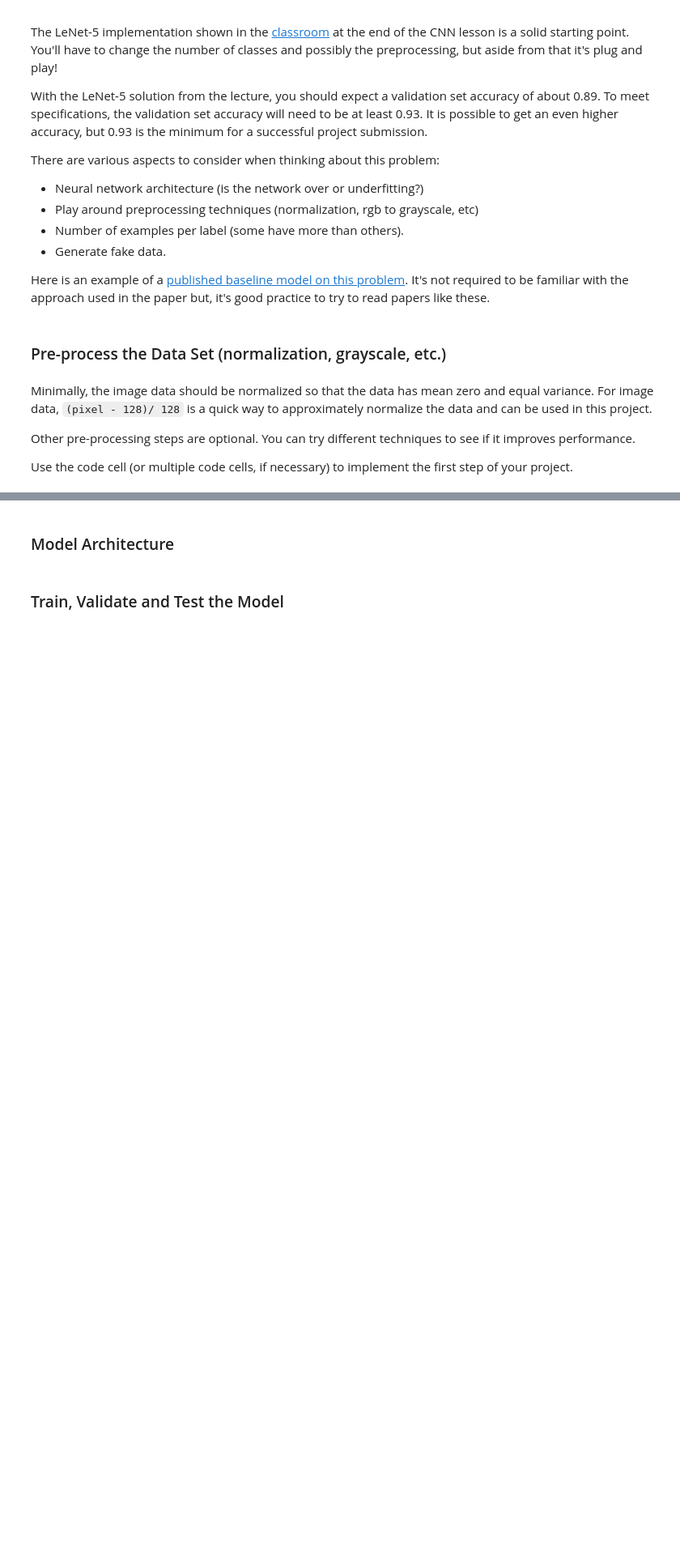
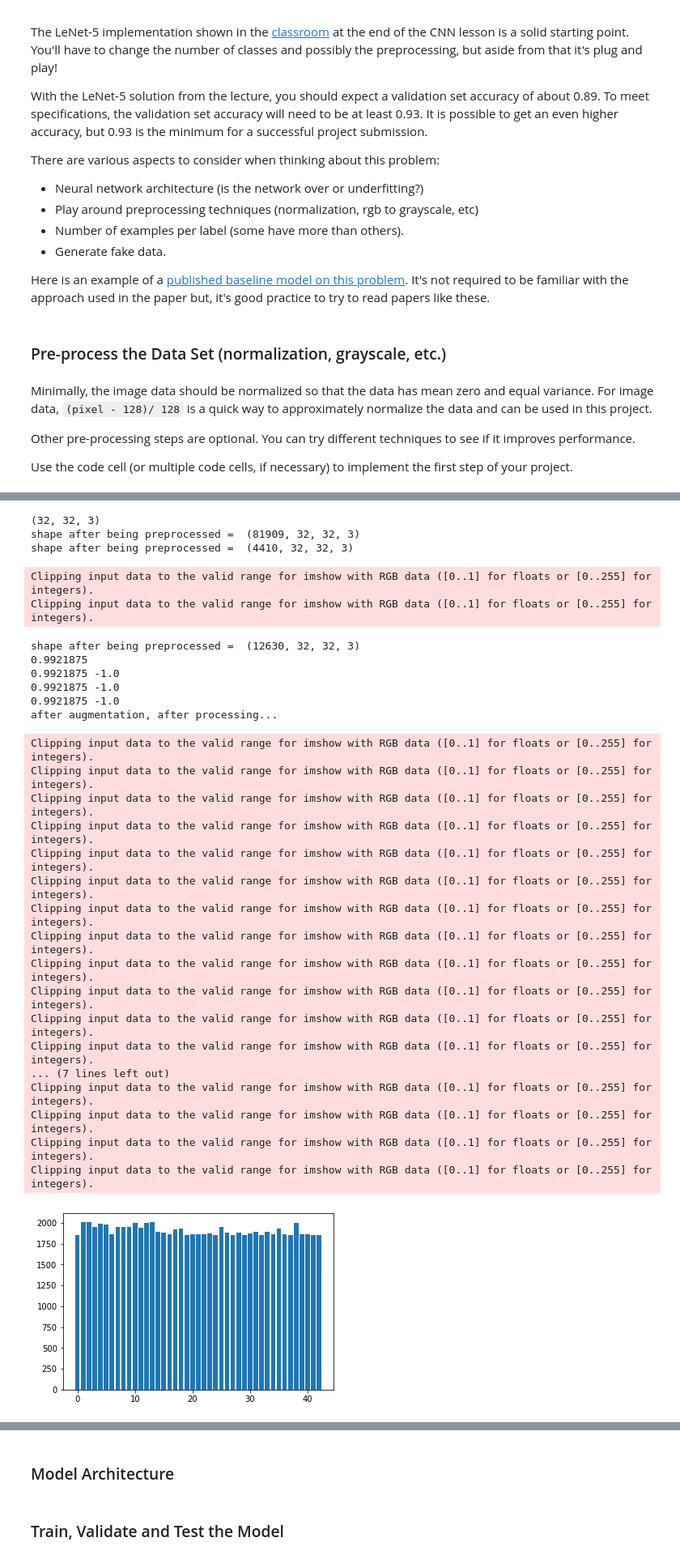
Before and after one commit to regundoo/CarND-Traffic-Sign-Classifier-Project, a Jupyter notebook: Traffic_Sign_Classifier.ipynb, the cells around one changed output, grey strips where cells are left out. Shown: that part at 81% size. Saved outputs shown, nothing was run; the diff lists cells and outputs as text; code cells hidden in the pictures; blank space fills up the shorter version.

```diff
--- a/Traffic_Sign_Classifier.ipynb
+++ b/Traffic_Sign_Classifier.ipynb
@@ -254,0 +676,55 @@ print(X_train[0].shape)
+# %%
+from skimage import color
+
+print(X_train[0].shape)
+X_train = preprocess_all(X_train)
+X_valid = preprocess_all(X_valid)
+X_test = preprocess_all(X_test)
+
+## this works too.
+#X_train = (X_train - 128.0)/128.0
+#X_valid = (X_valid - 128.0)/128.0
+#X_test = (X_test - 128.0)/128.0
+
+## JH: just to test
+a = X_train[0, 0, 0, 1]
+
+print(a)
+### just checking the range of values
+print(np.max(X_train), np.min(X_train))
+print(np.max(X_valid), np.min(X_valid))
+print(np.max(X_test), np.min(X_test))
+
+
+print('after augmentation, after processing...')
+display_data(y_train, 43)
+# %% [output]
+(32, 32, 3)
+shape after being preprocessed =  (81909, 32, 32, 3)
+shape after being preprocessed =  (4410, 32, 32, 3)
+Clipping input data to the valid range for imshow with RGB data ([0..1] for floats or [0..255] for integers).
+Clipping input data to the valid range for imshow with RGB data ([0..1] for floats or [0..255] for integers).
+shape after being preprocessed =  (12630, 32, 32, 3)
+0.9921875
+0.9921875 -1.0
+0.9921875 -1.0
+0.9921875 -1.0
+after augmentation, after processing...
+Clipping input data to the valid range for imshow with RGB data ([0..1] for floats or [0..255] for integers).
+Clipping input data to the valid range for imshow with RGB data ([0..1] for floats or [0..255] for integers).
+Clipping input data to the valid range for imshow with RGB data ([0..1] for floats or [0..255] for integers).
+Clipping input data to the valid range for imshow with RGB data ([0..1] for floats or [0..255] for integers).
+Clipping input data to the valid range for imshow with RGB data ([0..1] for floats or [0..255] for integers).
+Clipping input data to the valid range for imshow with RGB data ([0..1] for floats or [0..255] for integers).
+Clipping input data to the valid range for imshow with RGB data ([0..1] for floats or [0..255] for integers).
+Clipping input data to the valid range for imshow with RGB data ([0..1] for floats or [0..255] for integers).
+Clipping input data to the valid range for imshow with RGB data ([0..1] for floats or [0..255] for integers).
+Clipping input data to the valid range for imshow with RGB data ([0..1] for floats or [0..255] for integers).
+Clipping input data to the valid range for imshow with RGB data ([0..1] for floats or [0..255] for integers).
+Clipping input data to the valid range for imshow with RGB data ([0..1] for floats or [0..255] for integers).
+... (7 lines left out)
+Clipping input data to the valid range for imshow with RGB data ([0..1] for floats or [0..255] for integers).
+Clipping input data to the valid range for imshow with RGB data ([0..1] for floats or [0..255] for integers).
+Clipping input data to the valid range for imshow with RGB data ([0..1] for floats or [0..255] for integers).
+Clipping input data to the valid range for imshow with RGB data ([0..1] for floats or [0..255] for integers).
+[figure, added]
```
Also changed, not shown: parts of 34 cells of this notebook.
